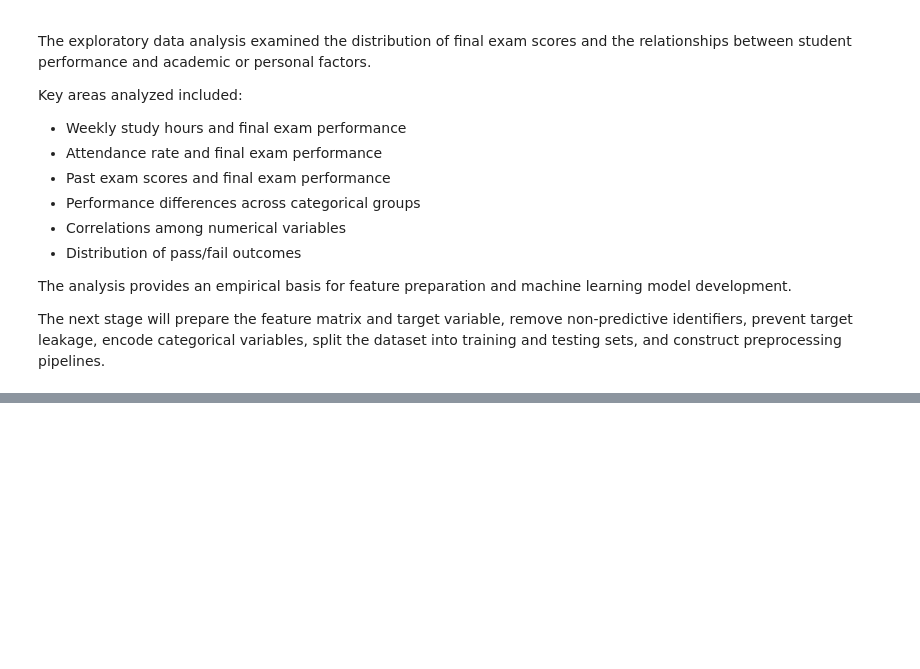
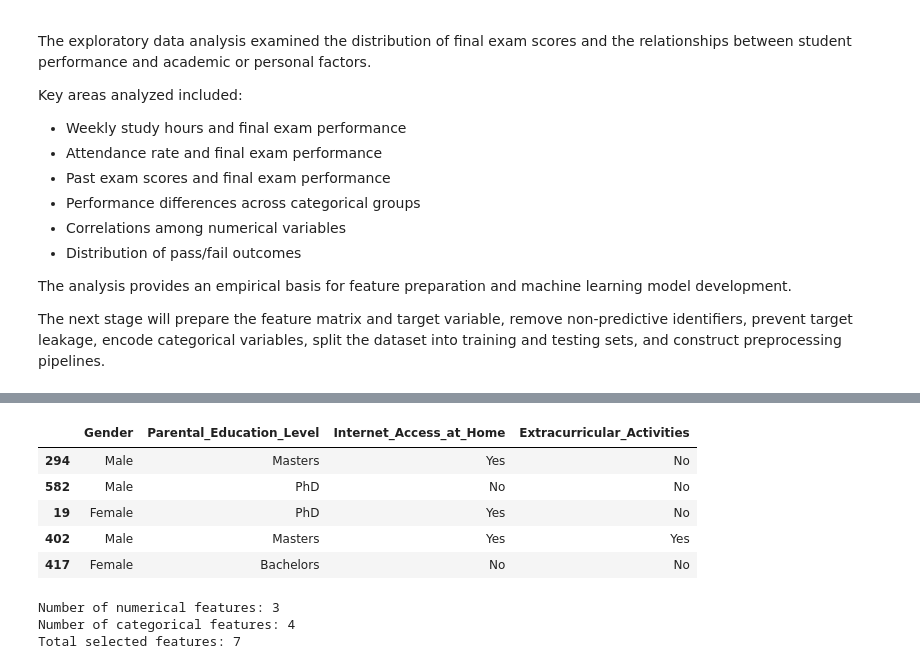
Before and after one commit to ryeshika07/student-performance-prediction, a Jupyter notebook: notebooks/student_performance_prediction.ipynb, the cells around one changed output, grey strips where cells are left out. Drawn from its saved outputs; the diff is of its cells as text; code cells hidden in the pictures; blank space fills up the shorter version.

```diff
--- a/notebooks/student_performance_prediction.ipynb
+++ b/notebooks/student_performance_prediction.ipynb
@@ -866,0 +958,7 @@ The next stage will prepare the feature matrix and target variable, remove non-p
+# %%
+X_train, X_test, y_train, y_test = train_test_split(
+    X,
+    y,
+    test_size=0.2,
+    random_state=42
+)
@@ -866,0 +991,36 @@ The next stage will prepare the feature matrix and target variable, remove non-p
+# %%
+categorical_features = [
+    "Gender",
+    "Parental_Education_Level",
+    "Internet_Access_at_Home",
+    "Extracurricular_Activities"
+]
+# %%
+X_train[categorical_features].head()
+# %% [output]
+|  | Gender | Parental_Education_Level | Internet_Access_at_Home | Extracurricular_Activities |
+| 294 | Male | Masters | Yes | No |
+| 582 | Male | PhD | No | No |
+| 19 | Female | PhD | Yes | No |
+| 402 | Male | Masters | Yes | Yes |
+| 417 | Female | Bachelors | No | No |
+# %%
+print(
+    "Number of numerical features:",
+    len(numerical_features)
+)
+
+print(
+    "Number of categorical features:",
+    len(categorical_features)
+)
+
+print(
+    "Total selected features:",
+    len(numerical_features)
+    + len(categorical_features)
+)
+# %% [output]
+Number of numerical features: 3
+Number of categorical features: 4
+Total selected features: 7
```
Also changed, not shown: parts of 28 cells of this notebook.
